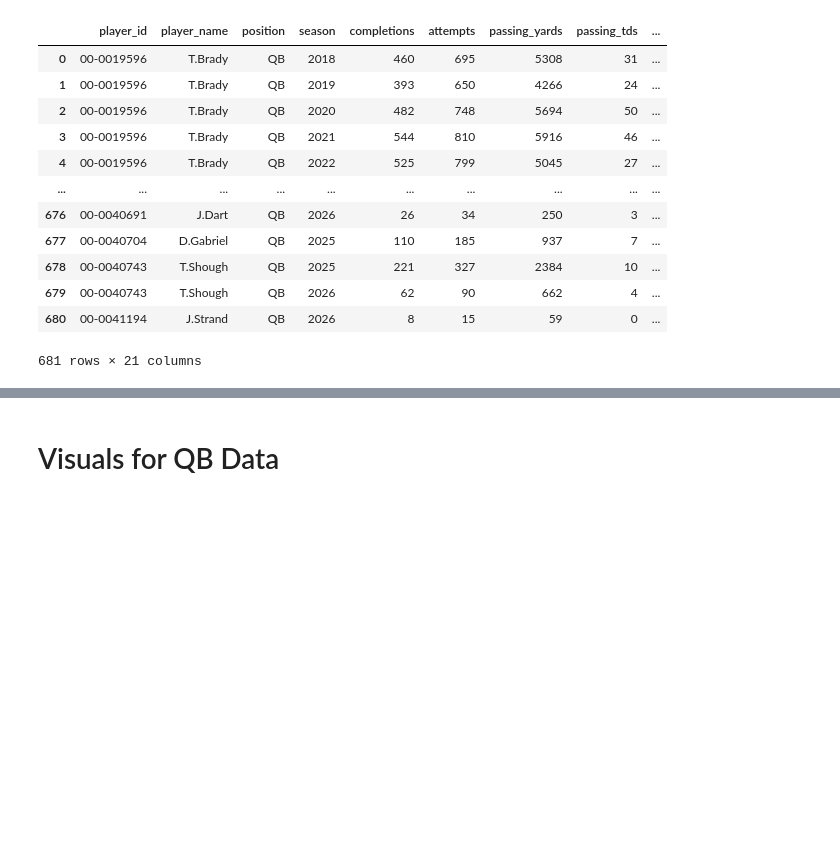
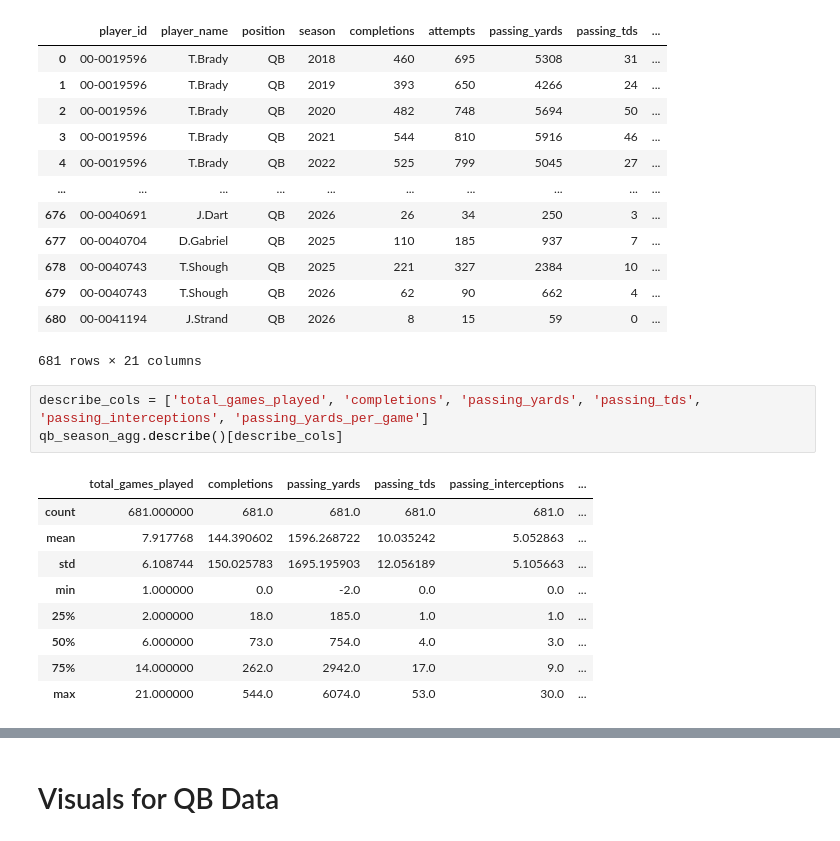
Before and after one commit to rya000667/public-fantast-football-analytics, a Jupyter notebook: expore-api-sports-notebook.ipynb, the cells around one changed output, grey strips where cells are left out. Cells and saved outputs as stored; diff of their text form; blank space fills up the shorter version.

```diff
--- a/expore-api-sports-notebook.ipynb
+++ b/expore-api-sports-notebook.ipynb
@@ -729,3 +739,16 @@ qb_season_agg
 | 679 | 00-0040743 | T.Shough | QB | 2026 | 62 | 90 | 662 | 4 | ... |
 | 680 | 00-0041194 | J.Strand | QB | 2026 | 8 | 15 | 59 | 0 | ... |
 681 rows × 21 columns
+# %%
+describe_cols = ['total_games_played', 'completions', 'passing_yards', 'passing_tds', 'passing_interceptions', 'passing_yards_per_game']
+qb_season_agg.describe()[describe_cols]
+# %% [output]
+|  | total_games_played | completions | passing_yards | passing_tds | passing_interceptions | ... |
+| count | 681.000000 | 681.0 | 681.0 | 681.0 | 681.0 | ... |
+| mean | 7.917768 | 144.390602 | 1596.268722 | 10.035242 | 5.052863 | ... |
+| std | 6.108744 | 150.025783 | 1695.195903 | 12.056189 | 5.105663 | ... |
+| min | 1.000000 | 0.0 | -2.0 | 0.0 | 0.0 | ... |
+| 25% | 2.000000 | 18.0 | 185.0 | 1.0 | 1.0 | ... |
+| 50% | 6.000000 | 73.0 | 754.0 | 4.0 | 3.0 | ... |
+| 75% | 14.000000 | 262.0 | 2942.0 | 17.0 | 9.0 | ... |
+| max | 21.000000 | 544.0 | 6074.0 | 53.0 | 30.0 | ... |
```
Also changed, not shown: parts of 9 cells of this notebook, 2 other files.
